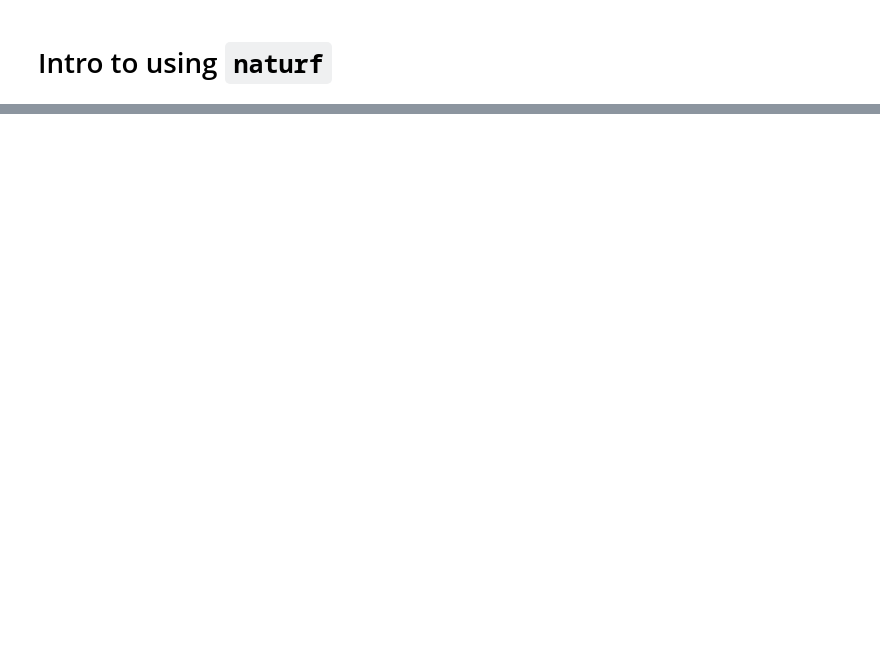
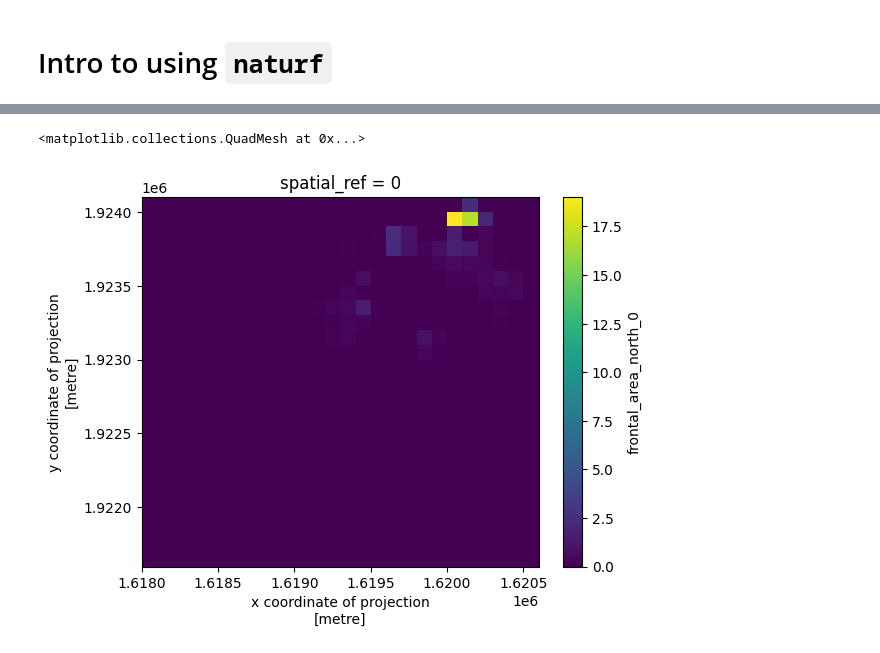
Before and after one commit to IMMM-SFA/naturf, a Jupyter notebook: intro.ipynb, the cells around one changed output, grey strips where cells are left out. Drawn from its saved outputs; the diff is of its cells as text; code cells hidden in the pictures; blank space fills up the shorter version.

```diff
--- a/intro.ipynb
+++ b/intro.ipynb
@@ -40,4 +38,5 @@ gdf[Settings.building_plan_area_field] = naturf.nodes.building_plan_area(buildin
 # %%
-gdf[Settings.grimmond_oke_displacement_height] = naturf.nodes.grimmond_oke_displacement_height(gdf[Settings.height_field])
-gdf[Settings.grimmond_oke_roughness_length] = naturf.nodes.grimmond_oke_roughness_length(gdf[Settings.height_field])
+plan_area_density = nodes.plan_area_density(building_plan_area, building_height, total_plan_area)
+rooftop_area_density = nodes.rooftop_area_density(plan_area_density)
+plan_area_fraction = nodes.plan_area_fraction(building_plan_area, total_plan_area)
 # %%
@@ -56,2 +56,8 @@ gdf = pd.concat([gdf, naturf.nodes.plan_area_density(gdf[Settings.building_plan_
 # %%
-gdf
+grimmond_oke_roughness_length = nodes.grimmond_oke_roughness_length(building_height)
+grimmond_oke_displacement_height = nodes.grimmond_oke_displacement_height(building_height)
+raupach_displacement_height = nodes.raupach_displacement_height(building_height, frontal_area_index)
+raupach_roughness_length = nodes.raupach_roughness_length(building_height, frontal_area_index, raupach_displacement_height)
+macdonald_displacement_height = nodes.macdonald_displacement_height(building_height, plan_area_fraction)
+macdonald_roughness_length = nodes.macdonald_roughness_length(building_height, macdonald_displacement_height, frontal_area_index)
+vertical_distribution_of_building_heights = nodes.vertical_distribution_of_building_heights(building_height)
@@ -72,2 +64,24 @@ gdf
 # %%
-gdf.plot()
+# Merge all calculated parameters into one GeoDataFrame
+merge_parameters = nodes.merge_parameters(
+    frontal_area_density,
+    plan_area_density,
+    rooftop_area_density,
+    plan_area_fraction,
+    mean_building_height,
+    standard_deviation_of_building_heights,
+    area_weighted_mean_of_building_heights,
+    building_surface_area_to_plan_area_ratio,
+    frontal_area_index,
+    complete_aspect_ratio,
+    height_to_width_ratio,
+    sky_view_factor,
+    grimmond_oke_roughness_length,
+    grimmond_oke_displacement_height,
+    raupach_roughness_length,
+    raupach_displacement_height,
+    macdonald_roughness_length,
+    macdonald_displacement_height,
+    vertical_distribution_of_building_heights,
+    building_geometry,
+    target_crs,)
@@ -76,0 +109,11 @@ gdf.plot()
+# %%
+# Rasterize the parameters using the resolution defined in the config file using make_geocube and collect into an xarray Dataset
+# By default 'all_touched' is set to true, so the parameter value for all buildings that touch a given cell are summed
+# A column is also added where every building is given a value of one meaning that the output raster is the number of buildings that
+# touch a given cell
+rasterize_parameters = nodes.rasterize_parameters(merge_parameters)
+# %%
+rasterize_parameters['frontal_area_north_0'].plot()
+# %% [output]
+<matplotlib.collections.QuadMesh at 0x...>
+[figure, added]
```
Also changed, not shown: parts of 15 cells of this notebook.
